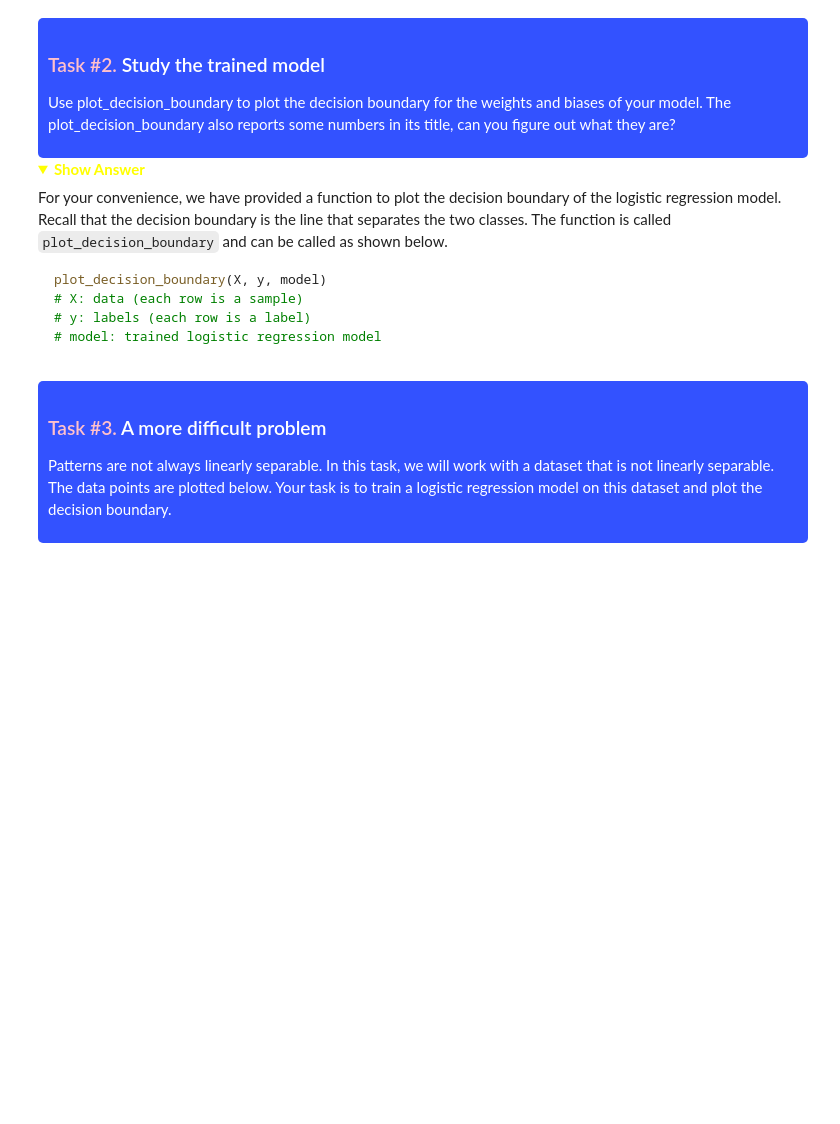
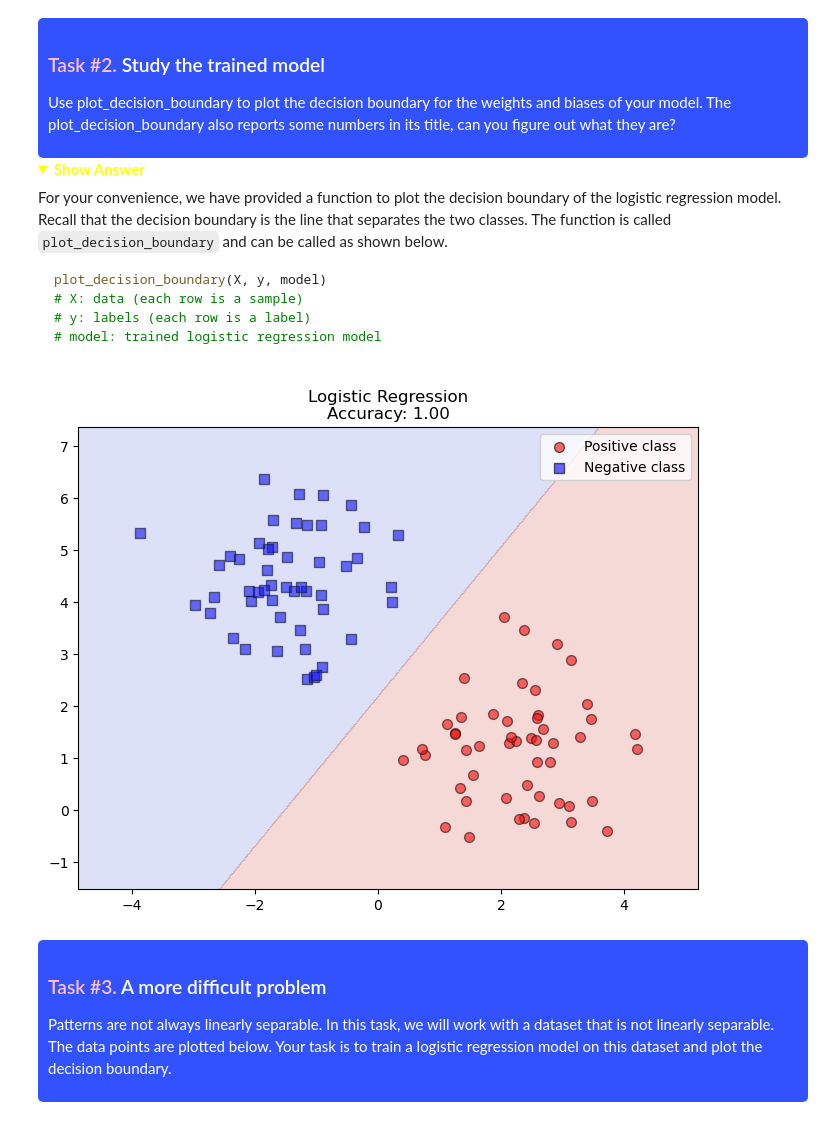
Before and after one commit to sqooid/ece4179-neural-networks, a Jupyter notebook: workshops/workshop-2/ECE4179_WS3_starter_code.ipynb, the cells around one changed output. Cells and saved outputs as stored; diff of their text form; code cells hidden in the pictures; folded sections open; blank space fills up the shorter version.

```diff
--- a/workshops/workshop-2/ECE4179_WS3_starter_code.ipynb
+++ b/workshops/workshop-2/ECE4179_WS3_starter_code.ipynb
@@ -192,12 +244,12 @@ print("Bias:", bias)
 from sklearn.linear_model import LogisticRegression
 
 # Use the LogisticRegression class from scikit-learn and fit method to train the model
-# TODO <--- write your code here
+est = LogisticRegression().fit(X, y)
 
 
 # Print the weights and bias of the trained model
-weights = # TODO <--- write your code here
-bias = # TODO <--- write your code here
+weights = est.coef_
+bias = est.intercept_
 
-print(f'Weights: {weights}')
-print(f'Bias: {bias}')
+print(f"Weights: {weights}")
+print(f"Bias: {bias}")
@@ -225,7 +280,9 @@ plot_decision_boundary(X, y, model)
 # %%
 # use the plot_decision_boundary function to plot the decision boundary
 
-# TODO <--- write your code here
+plot_decision_boundary(X, y, est)
+# %% [output]
+[figure, added]
 # %% [markdown]
 <div style="background-color: #3352FF; color: white; padding: 10px; border-radius: 5px;">
 
```
Also changed, not shown: parts of 17 cells of this notebook.
